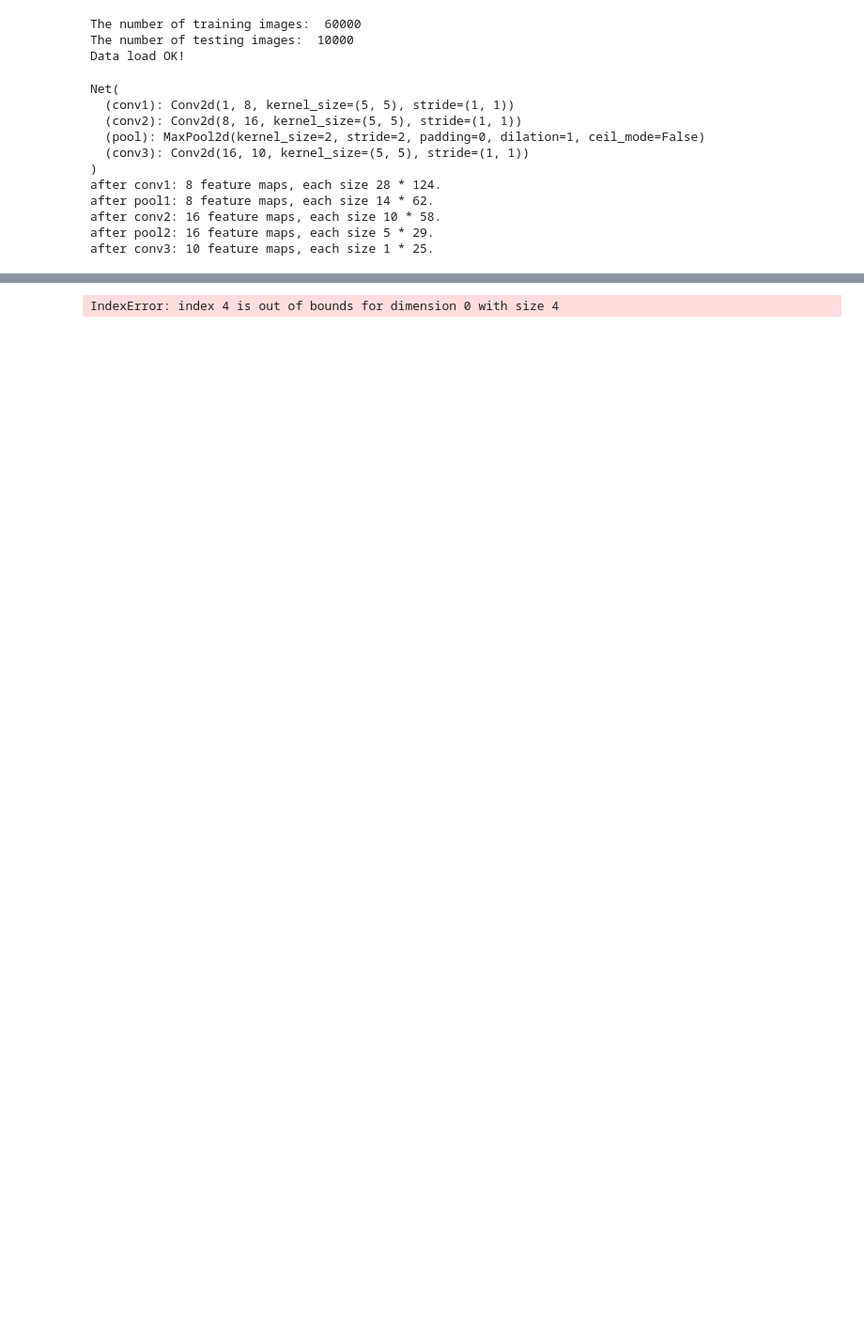
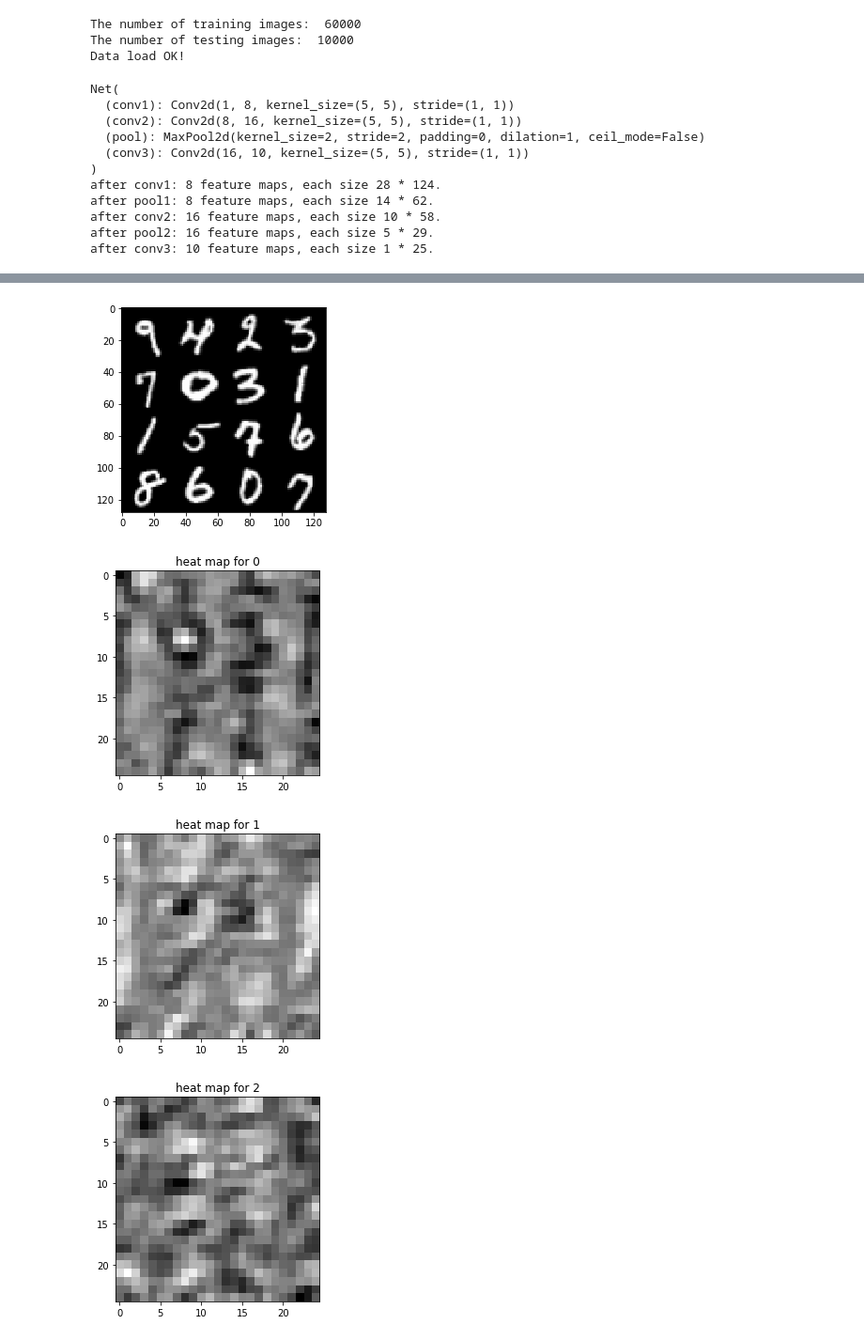
Before and after one commit to lood339/scratch-net, a Jupyter notebook: FCN.ipynb, the cells around one changed output, grey strips where cells are left out. Shown: that part at 94% size. Cells and saved outputs as stored; diff of their text form; code cells hidden in the pictures; blank space fills up the shorter version.

```diff
--- a/FCN.ipynb
+++ b/FCN.ipynb
@@ -247,35 +246,38 @@ for data in combine_loader:
 # %%
 #128 * 128 input
-combine_loader = torch.utils.data.DataLoader(test_dataset, batch_size=4,
+combine_loader = torch.utils.data.DataLoader(test_dataset, batch_size=16,
                                           shuffle=True, num_workers=2)
 
 for data in combine_loader:
     images, _ = data
     images = images.cuda()
 
 
     line = []
     for i in range(4):
         line.append(torch.cat((images[i*4], images[i*4+1],images[i*4+2],images[i*4+3]),1))
 
 
-#     combine = torch.cat((line[0], line[1],line[2], line[3]),2)
-    combine = combine.view(1,1,32,128)
+    combine = torch.cat((line[0], line[1],line[2], line[3]),2)
+    combine = combine.view(1,1,128,128)
 #     print(combine.size())
     plt.figure(0)
     plt.imshow(combine.squeeze(), cmap = "gray")
 
 
     outputs = net(combine)
 #     print(outputs.size())
 
     outputs = outputs.squeeze()
 
 #     print(outputs.size())
     for i in range(0,10):
         plt.figure(i+1)
         plt.title("heat map for %d" % i)
         plt.imshow(outputs[i].detach(), cmap="gray")
     break
 # %% [output]
-IndexError: index 4 is out of bounds for dimension 0 with size 4
+[figure, added]
+[figure, added]
+[figure, added]
+[figure, added]
```
Also changed, not shown: parts of 5 cells of this notebook.
